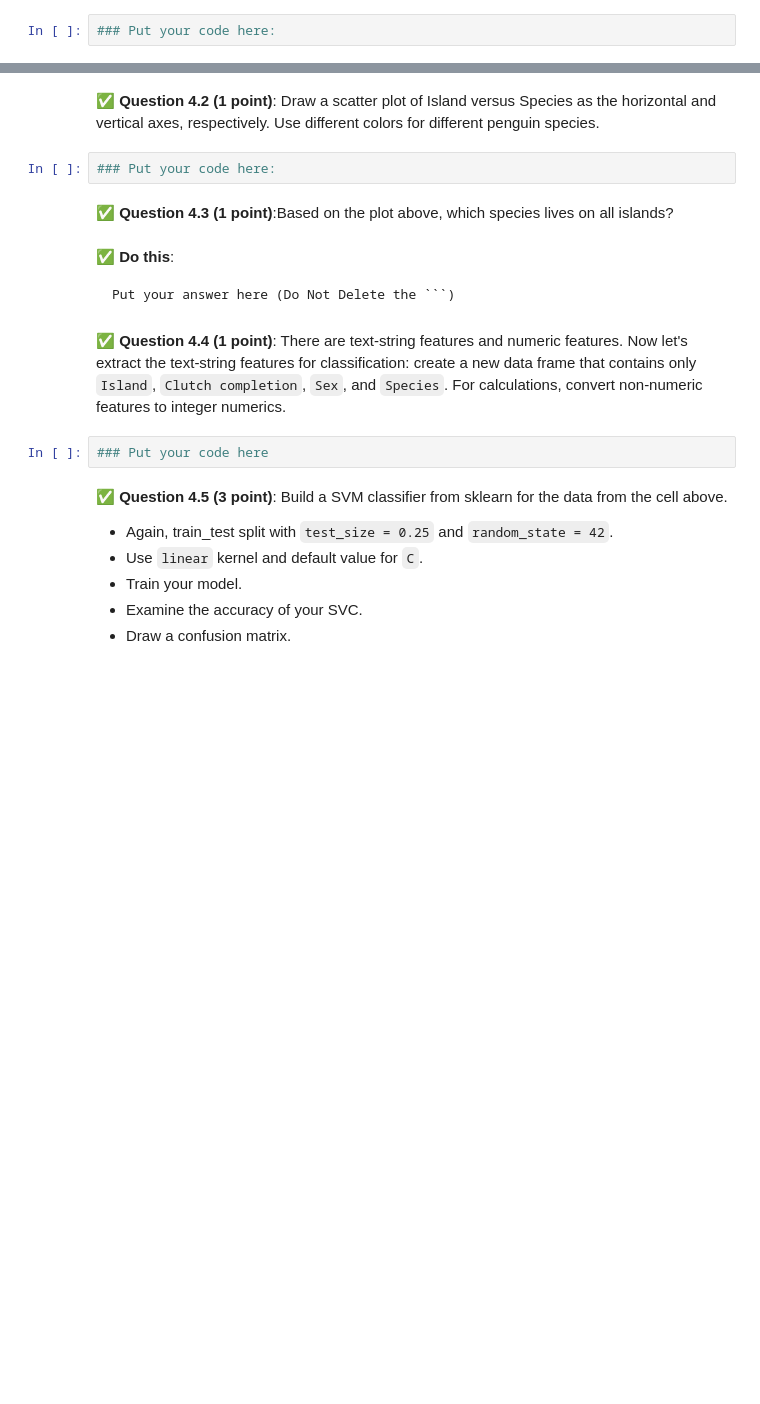
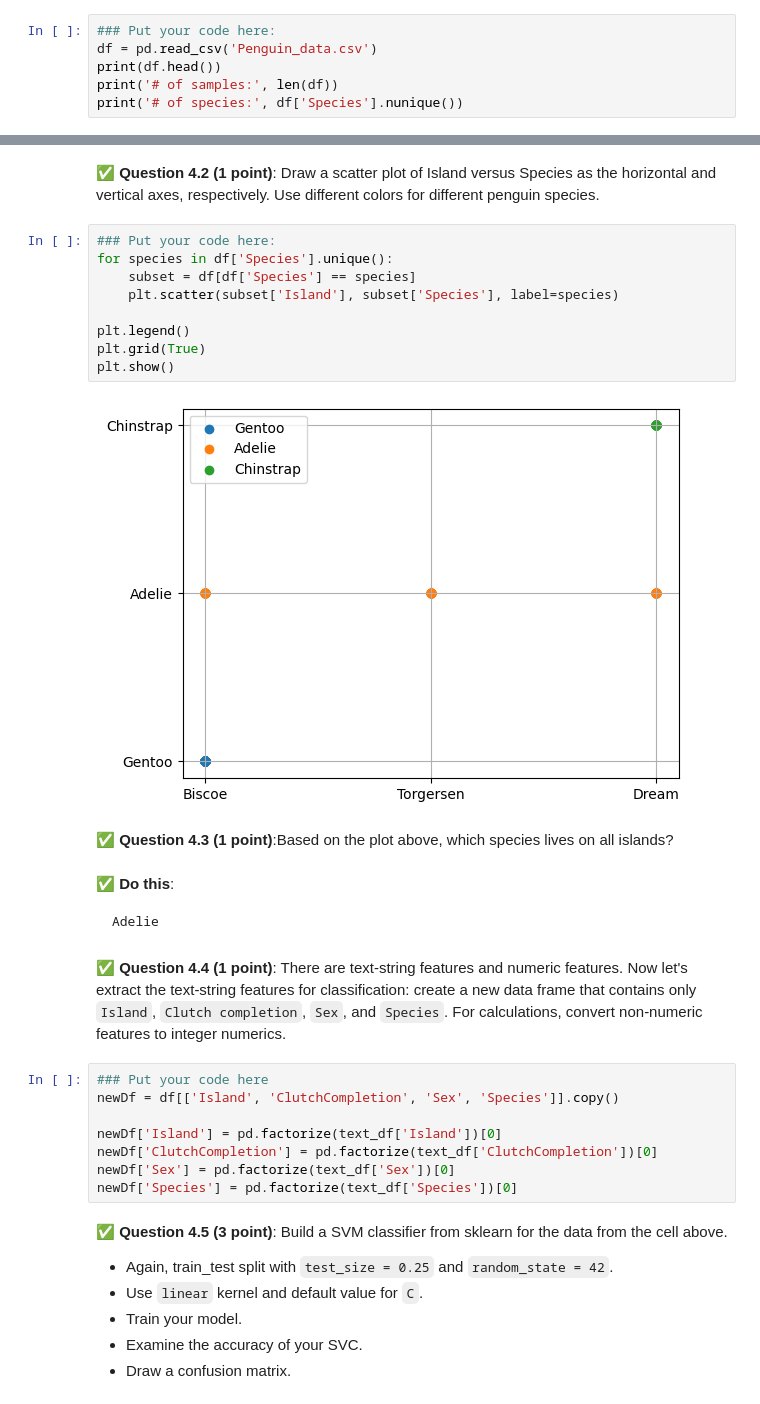
Before and after one commit to KinghamRMSU/CMSE202-f25-turnin, a Jupyter notebook: final/CMSE202-Final-Section003-STUDENT.ipynb, the cells around one changed output, grey strips where cells are left out. Drawn from its saved outputs; the diff is of its cells as text; blank space fills up the shorter version.

````diff
--- a/final/CMSE202-Final-Section003-STUDENT.ipynb
+++ b/final/CMSE202-Final-Section003-STUDENT.ipynb
@@ -308,3 +360,7 @@ images found online.
 * How many species of penguins are in this data set?
 # %%
 ### Put your code here:
+df = pd.read_csv('Penguin_data.csv')
+print(df.head())
+print('# of samples:', len(df))
+print('# of species:', df['Species'].nunique())
@@ -312,17 +386,32 @@ images found online.
 &#9989; **Question 4.2 (1 point)**: Draw a scatter plot of Island versus Species as the horizontal and vertical axes, respectively. Use different colors for different penguin species.
 # %%
 ### Put your code here:
+for species in df['Species'].unique():
+    subset = df[df['Species'] == species]
+    plt.scatter(subset['Island'], subset['Species'], label=species)
+
+plt.legend()
+plt.grid(True)
+plt.show()
+# %% [output]
+[figure, added]
 # %% [markdown]
 &#9989; **Question 4.3 (1 point)**:Based on the plot above, which species lives on all islands?
 # %% [markdown]
 &#9989; **Do this**:
 ```
-Put your answer here (Do Not Delete the ```)
+Adelie
 ```
 # %% [markdown]
 &#9989; **Question 4.4 (1 point)**: There are text-string features and numeric features. Now let's extract the text-string features for classification: create a new data frame that contains only `Island`, `Clutch completion`, `Sex`, and `Species`. For calculations, convert non-numeric features to integer numerics.
 # %%
 ### Put your code here
+newDf = df[['Island', 'ClutchCompletion', 'Sex', 'Species']].copy()
+
+newDf['Island'] = pd.factorize(text_df['Island'])[0]
+newDf['ClutchCompletion'] = pd.factorize(text_df['ClutchCompletion'])[0]
+newDf['Sex'] = pd.factorize(text_df['Sex'])[0]
+newDf['Species'] = pd.factorize(text_df['Species'])[0]
 # %% [markdown]
 &#9989; **Question 4.5 (3 point)**: Build a SVM classifier from sklearn for the data from the cell above.
 
````
Also changed, not shown: parts of 9 cells of this notebook, 1 other file.
